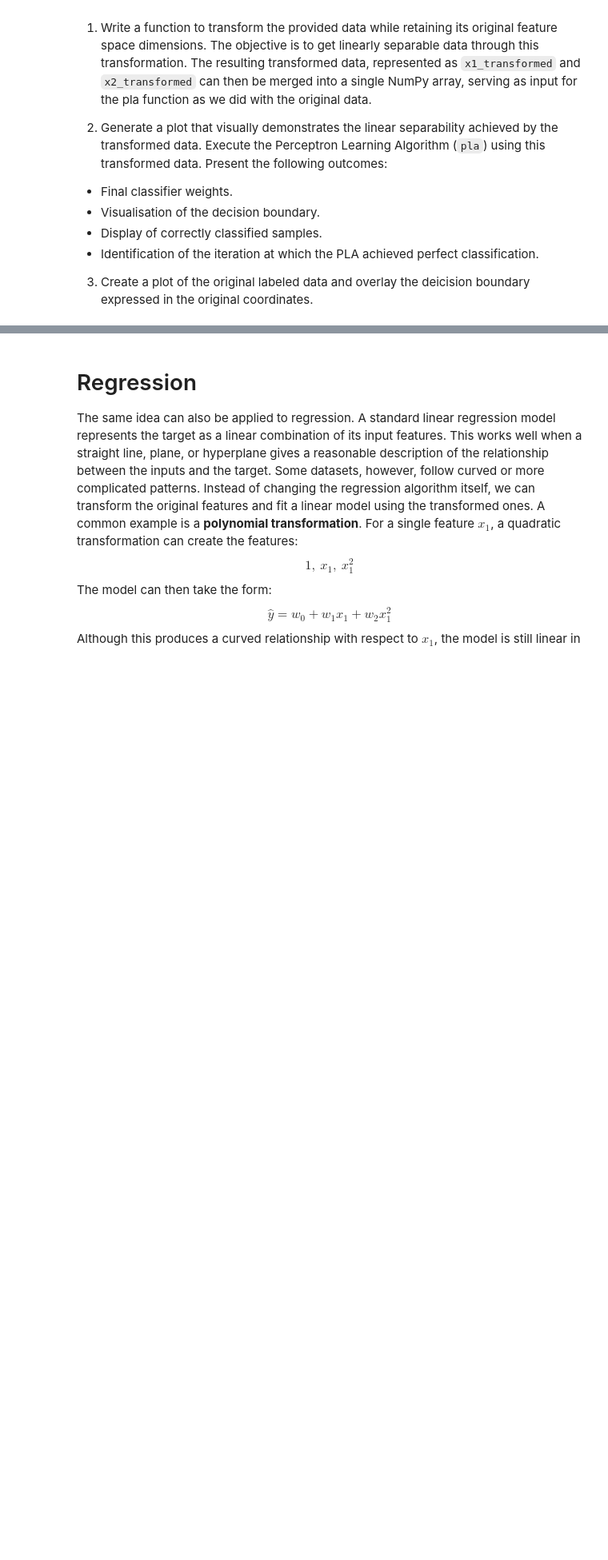
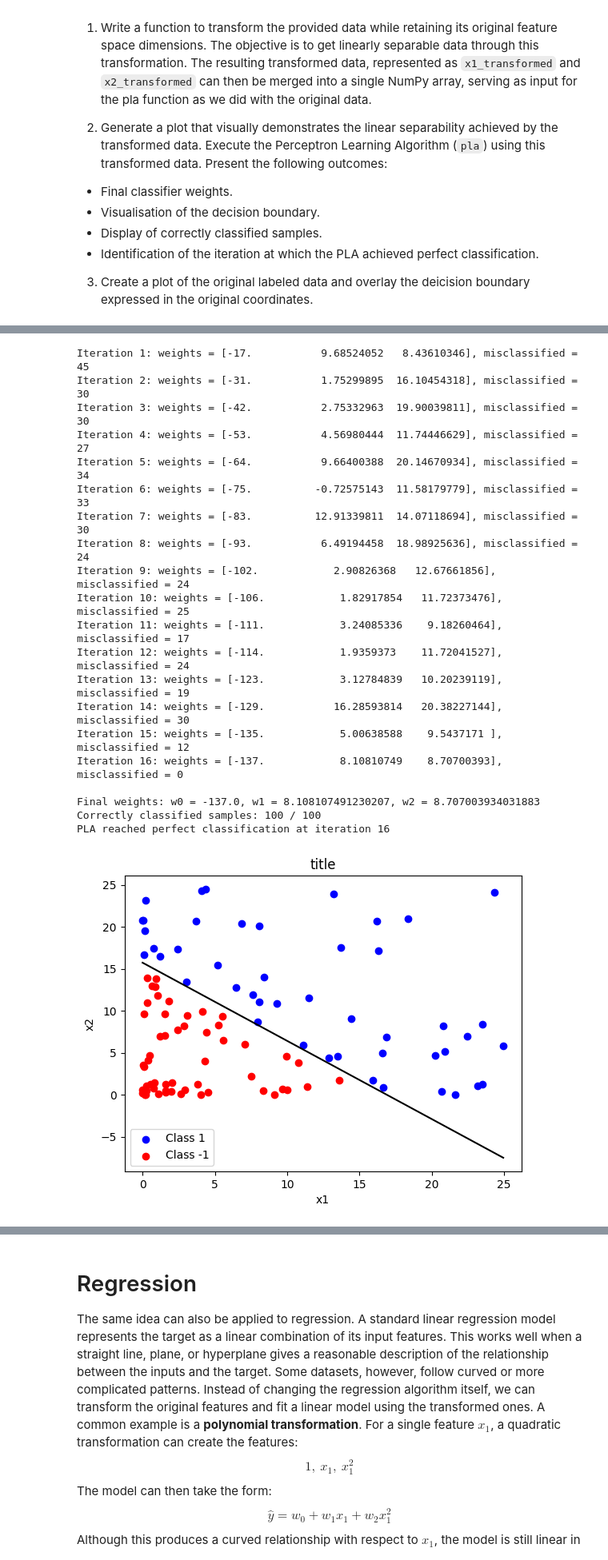
Before and after one commit to Marc0s-ikp/imperial_eee_machine_learning_course-main, a Jupyter notebook: 03_ML_NLFT.ipynb, the cells around one changed output, grey strips where cells are left out. Shown at 80% size. Cells and saved outputs as stored; diff of their text form; code cells hidden in the pictures; blank space fills up the shorter version.

```diff
--- a/03_ML_NLFT.ipynb
+++ b/03_ML_NLFT.ipynb
@@ -164,0 +181,49 @@ def pla(n_iter, X, y):
+# %%
+# Task 1 (continued)
+def pla_fit(n_iter, X, y):
+    W = np.zeros(1 + X.shape[1])
+    errors_ = []
+    for i in range(n_iter):
+        for xi, target in zip(X, y):
+            if predict(W, xi) != target:
+                W = W + target * np.append(1, xi)
+        errors = int(np.sum(predict(W, X) != y))   # misclassifications on the whole dataset
+        errors_.append(errors)
+        print(f"Iteration {i + 1}: weights = {W}, misclassified = {errors}")
+        if errors == 0:
+            break
+    return W, errors_
+
+W_z, errors_z = pla_fit(100, X_transformed, labels)
+perfect_iter = errors_z.index(0) + 1
+
+y_hat = predict(W_z, X_transformed)
+print(f"\nFinal weights: w0 = {W_z[0]}, w1 = {W_z[1]}, w2 = {W_z[2]}")
+print(f"Correctly classified samples: {np.sum(y_hat == labels)} / {len(labels)}")
+print(f"PLA reached perfect classification at iteration {perfect_iter}")
+
+# Decision boundary in Z-space
+plot_boundary(W_z, X_transformed, labels)
+plot_errors(errors_z)
+# %% [output]
+Iteration 1: weights = [-17.           9.68524052   8.43610346], misclassified = 45
+Iteration 2: weights = [-31.           1.75299895  16.10454318], misclassified = 30
+Iteration 3: weights = [-42.           2.75332963  19.90039811], misclassified = 30
+Iteration 4: weights = [-53.           4.56980444  11.74446629], misclassified = 27
+Iteration 5: weights = [-64.           9.66400388  20.14670934], misclassified = 34
+Iteration 6: weights = [-75.          -0.72575143  11.58179779], misclassified = 33
+Iteration 7: weights = [-83.          12.91339811  14.07118694], misclassified = 30
+Iteration 8: weights = [-93.           6.49194458  18.98925636], misclassified = 24
+Iteration 9: weights = [-102.            2.90826368   12.67661856], misclassified = 24
+Iteration 10: weights = [-106.            1.82917854   11.72373476], misclassified = 25
+Iteration 11: weights = [-111.            3.24085336    9.18260464], misclassified = 17
+Iteration 12: weights = [-114.            1.9359373    11.72041527], misclassified = 24
+Iteration 13: weights = [-123.            3.12784839   10.20239119], misclassified = 19
+Iteration 14: weights = [-129.           16.28593814   20.38227144], misclassified = 30
+Iteration 15: weights = [-135.            5.00638588    9.5437171 ], misclassified = 12
+Iteration 16: weights = [-137.            8.10810749    8.70700393], misclassified = 0
+
+Final weights: w0 = -137.0, w1 = 8.108107491230207, w2 = 8.707003934031883
+Correctly classified samples: 100 / 100
+PLA reached perfect classification at iteration 16
+[figure, added]
```
Also changed, not shown: parts of 10 cells of this notebook.
